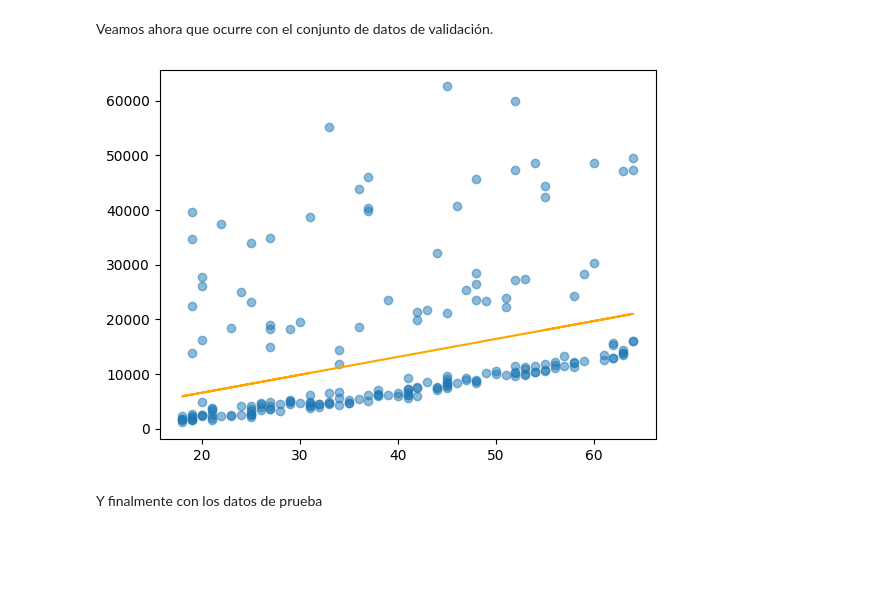
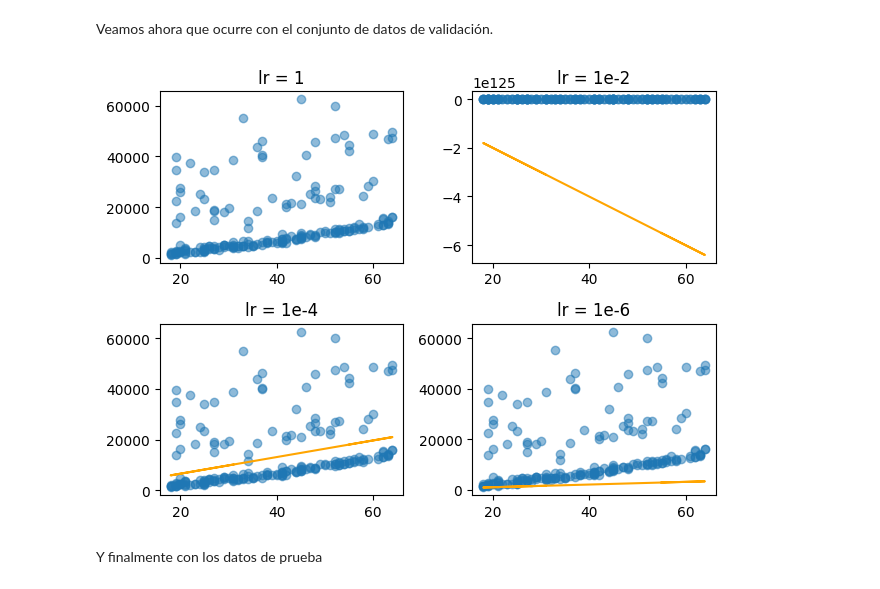
Before and after one commit to 26-jorge-01/RL1-ML, a Jupyter notebook: Aprendizaje_de_máquina_Regresión_lineal.ipynb, the cells around one changed output. Drawn from its saved outputs; the diff is of its cells as text; code cells hidden in the pictures; blank space fills up the shorter version.

```diff
--- a/Aprendizaje_de_máquina_Regresión_lineal.ipynb
+++ b/Aprendizaje_de_máquina_Regresión_lineal.ipynb
@@ -626,23 +641,49 @@ plt.show()
 # %% [markdown]
 Veamos ahora que ocurre con el conjunto de datos de validación.
-# %%
-# Lleva Series a vector numpy
-Xv= val_df[['age']].values
-
-# Lleva Series a vector numpy
-Yv= val_df[['charges']].values
-
-X_v=np.hstack((np.ones((Xv.shape[0],1)),Xv))
-Y_vest=X_v.dot(theta_est)
-
-# Calcula la función de perdida con los datos de validación.
-loss_v = np.sum( np.power(Y_vest-Yv,2))
-
-# Dibujamos diagrama de dispersión entre variables.
-plt.scatter(Xv, Yv, alpha=0.5)
-plt.plot(Xv,Y_vest, 'orange')
-plt.show()
-# %% [output]
-[figure, removed]
+# %%
+# Lleva Series a vector numpy
+Xv = val_df[['age']].values
+
+# Lleva Series a vector numpy
+Yv = val_df[['charges']].values
+
+X_v = np.hstack((np.ones((Xv.shape[0], 1)), Xv))
+
+# Valores estimados a partir de las evaluaciones de la función fit_model con distintas tasas de aprendizaje
+Y_vest1 = X_v.dot(theta_est_1) # lr = 1
+loss_v_1 = np.sum( np.power(Y_vest1 - Yv, 2))
+
+Y_vest2 = X_v.dot(theta_est_2) # lr = 1e-2
+loss_v_2 = np.sum( np.power(Y_vest2 - Yv, 2))
+
+Y_vest3 = X_v.dot(theta_est_3) # lr = 1e-4
+loss_v_3 = np.sum( np.power(Y_vest3 - Yv, 2))
+
+Y_vest4 = X_v.dot(theta_est_4) # lr = 1e-6
+loss_v_4 = np.sum( np.power(Y_vest4 - Yv, 2))
+# %%
+fig, ((ax1, ax2), (ax3, ax4)) = plt.subplots(2, 2)
+
+ax1.scatter(Xv, Yv, alpha=0.5)
+ax1.plot(Xv, Y_vest1, 'orange')
+ax1.set_title('lr = 1')
+
+ax2.scatter(Xv, Yv, alpha=0.5)
+ax2.plot(Xv, Y_vest2, 'orange')
+ax2.set_title('lr = 1e-2')
+
+ax3.scatter(Xv, Yv, alpha=0.5)
+ax3.plot(Xv, Y_vest3, 'orange')
+ax3.set_title('lr = 1e-4')
+
+ax4.scatter(Xv, Yv, alpha=0.5)
+ax4.plot(Xv, Y_vest4, 'orange')
+ax4.set_title('lr = 1e-6')
+
+# Ajustar el layout para evitar la superposición de contenido
+plt.tight_layout()
+plt.show()
+# %% [output]
+[figure, added]
 # %% [markdown]
 Y finalmente con los datos de prueba
```
Also changed, not shown: parts of 17 cells of this notebook.
